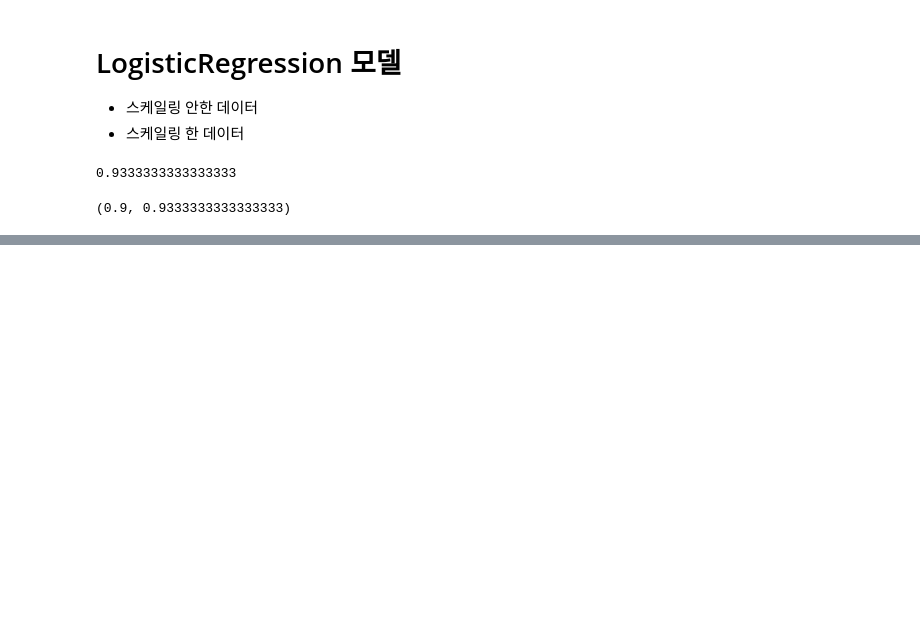
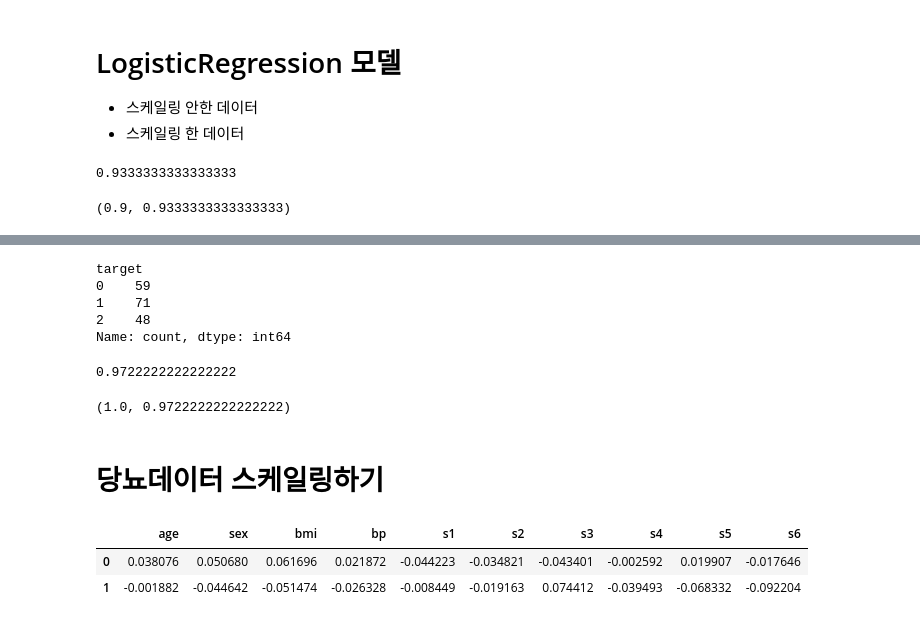
Before and after one commit to sjun4040/hipython_rep, a Jupyter notebook: 31.사이킷런탐색.ipynb, the cells around one changed output, grey strips where cells are left out. Cells and saved outputs as stored; diff of their text form; code cells hidden in the pictures; blank space fills up the shorter version.

Commit message:
model

```diff
--- a/31.사이킷런탐색.ipynb
+++ b/31.사이킷런탐색.ipynb
@@ -340,0 +378,9 @@ acc_2, acc_1
+# %%
+# target에 들어 있는 값, 분포
+wine_df['target'].value_counts().sort_index()
+# %% [output]
+target
+0    59
+1    71
+2    48
+Name: count, dtype: int64
@@ -340,0 +394,9 @@ acc_2, acc_1
+# %%
+# StandardScaling 후 성능
+no_scaling_model = LogisticRegression(max_iter=3000)
+no_scaling_model.fit(x_train, y_train)
+pred_1 = no_scaling_model.predict(x_test)
+acc_1 =accuracy_score(y_test, pred_1)
+acc_1
+# %% [output]
+0.9722222222222222
@@ -340,0 +409,10 @@ acc_2, acc_1
+# %%
+scaling_model = LogisticRegression(max_iter=3000)
+scaling_model.fit(x_train_scaled, y_train)
+pred_2 = scaling_model.predict(x_test_scaled)
+acc_2 =accuracy_score(y_test, pred_2)
+acc_2, acc_1
+# %% [output]
+(1.0, 0.9722222222222222)
+# %% [markdown]
+# 당뇨데이터 스케일링하기
@@ -340,0 +421,9 @@ acc_2, acc_1
+# %%
+diabetes = load_diabetes()
+diabetes_df = pd.DataFrame(data=diabetes.data,
+                       columns=diabetes.feature_names)
+diabetes_df.head(2)
+# %% [output]
+|  | age | sex | bmi | bp | s1 | s2 | s3 | s4 | s5 | s6 |
+| 0 | 0.038076 | 0.050680 | 0.061696 | 0.021872 | -0.044223 | -0.034821 | -0.043401 | -0.002592 | 0.019907 | -0.017646 |
+| 1 | -0.001882 | -0.044642 | -0.051474 | -0.026328 | -0.008449 | -0.019163 | 0.074412 | -0.039493 | -0.068332 | -0.092204 |
```
Also changed, not shown: parts of 22 cells of this notebook, 1 other file.
